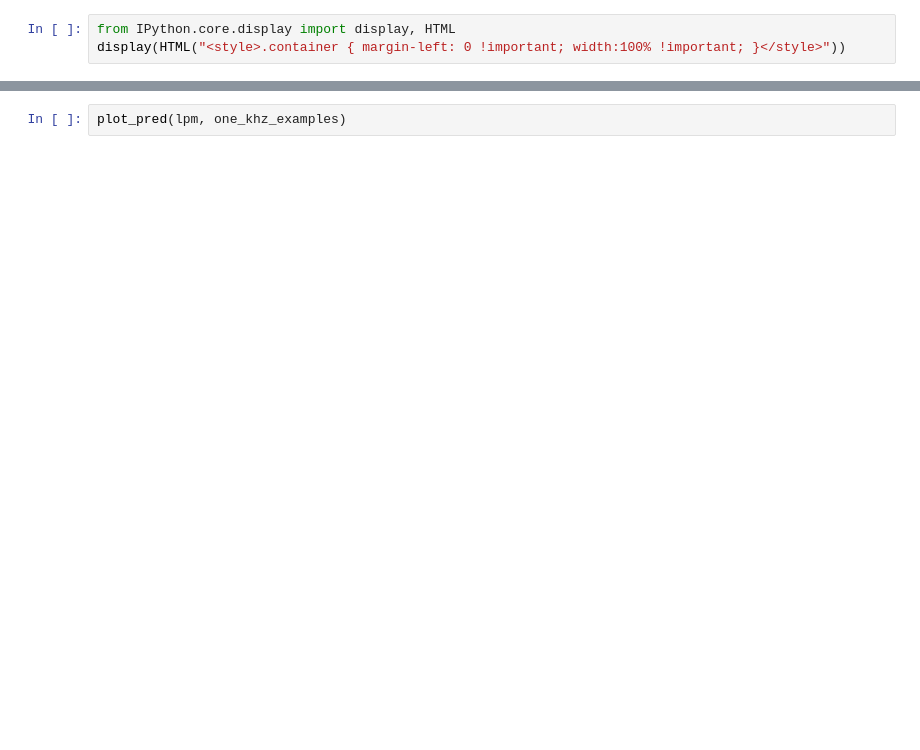
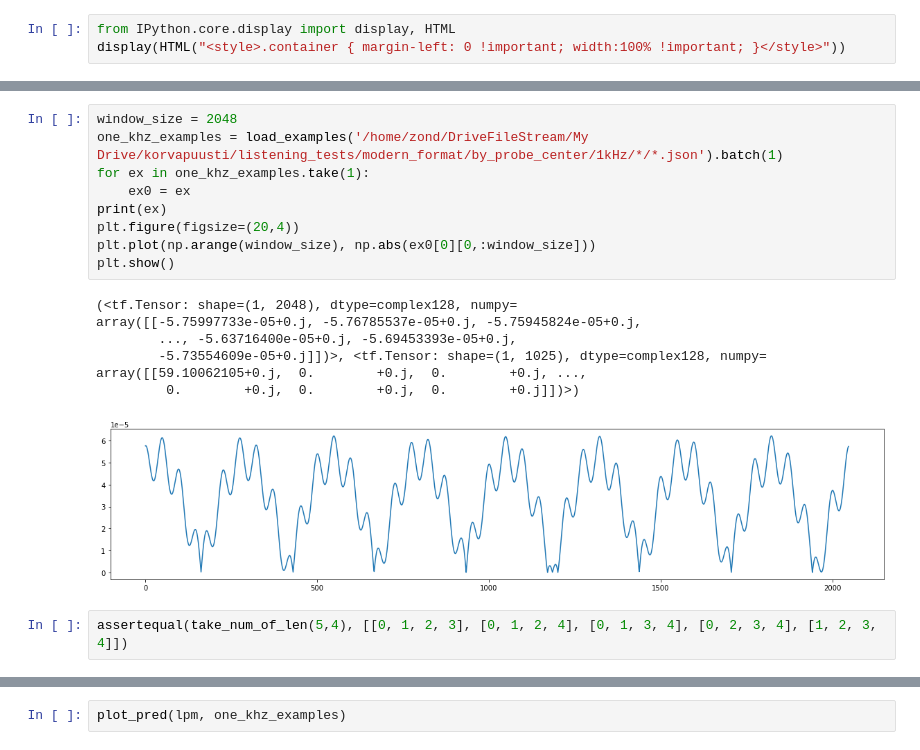
Before and after one commit to google-research/korvapuusti, a Jupyter notebook: experiments/partial_loudness/analysis/jupyter/TensorEars.ipynb, the cells around one changed output, grey strips where cells are left out. Saved outputs shown, nothing was run; the diff lists cells and outputs as text; blank space fills up the shorter version.

```diff
--- a/experiments/partial_loudness/analysis/jupyter/TensorEars.ipynb
+++ b/experiments/partial_loudness/analysis/jupyter/TensorEars.ipynb
@@ -518,0 +533,19 @@ ear_layer(ex0[0])
+# %%
+window_size = 2048
+one_khz_examples = load_examples('/home/zond/DriveFileStream/My Drive/korvapuusti/listening_tests/modern_format/by_probe_center/1kHz/*/*.json').batch(1)
+for ex in one_khz_examples.take(1):
+    ex0 = ex
+print(ex)
+plt.figure(figsize=(20,4))
+plt.plot(np.arange(window_size), np.abs(ex0[0][0,:window_size]))
+plt.show()
+# %% [output]
+(<tf.Tensor: shape=(1, 2048), dtype=complex128, numpy=
+array([[-5.75997733e-05+0.j, -5.76785537e-05+0.j, -5.75945824e-05+0.j,
+        ..., -5.63716400e-05+0.j, -5.69453393e-05+0.j,
+        -5.73554609e-05+0.j]])>, <tf.Tensor: shape=(1, 1025), dtype=complex128, numpy=
+array([[59.10062105+0.j,  0.        +0.j,  0.        +0.j, ...,
+         0.        +0.j,  0.        +0.j,  0.        +0.j]])>)
+[figure, new version]
+# %%
+assertequal(take_num_of_len(5,4), [[0, 1, 2, 3], [0, 1, 2, 4], [0, 1, 3, 4], [0, 2, 3, 4], [1, 2, 3, 4]])
```
Also changed, not shown: parts of 18 cells of this notebook.
